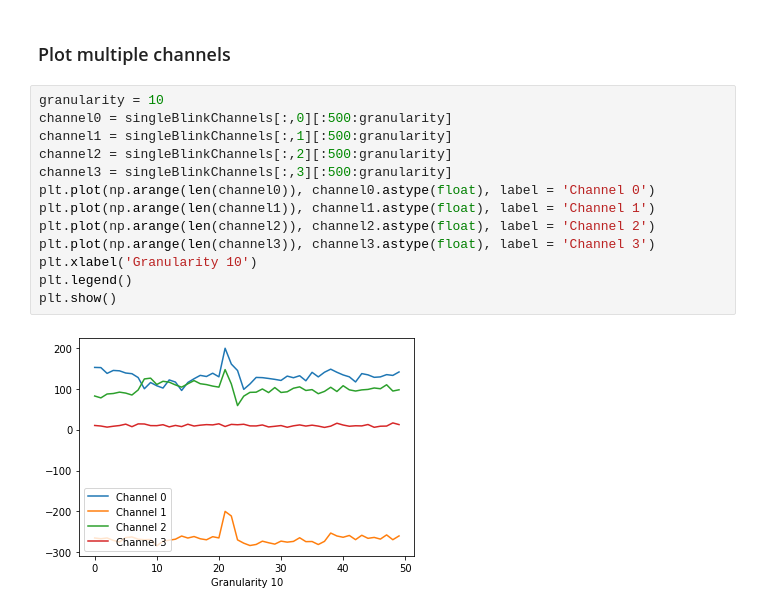
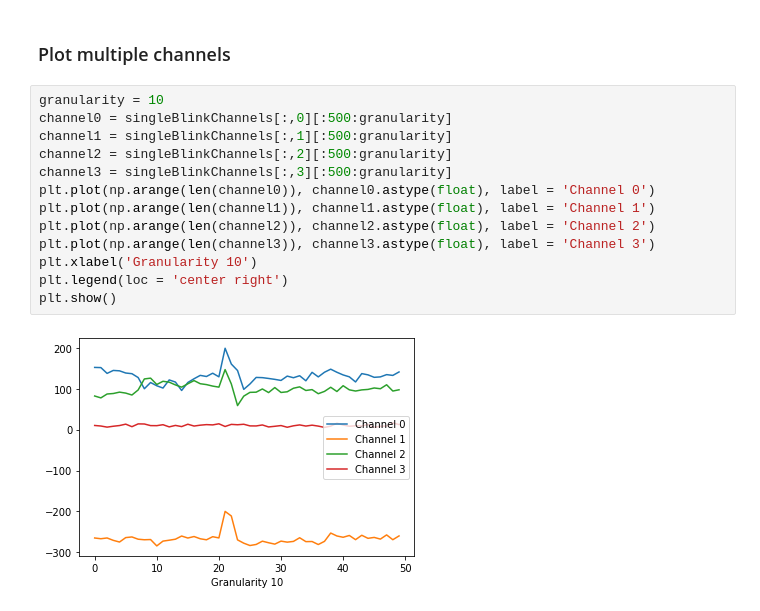
Before and after one commit to neurotech-uiuc/SoftwareProject, a Jupyter notebook: ReadData.ipynb, the cells around one changed output. Saved outputs shown, nothing was run; the diff lists cells and outputs as text.

Commit message:
plot multiple channels

```diff
--- a/ReadData.ipynb
+++ b/ReadData.ipynb
@@ -121,15 +121,15 @@ plt.show()
 # %%
 granularity = 10
 channel0 = singleBlinkChannels[:,0][:500:granularity]
 channel1 = singleBlinkChannels[:,1][:500:granularity]
 channel2 = singleBlinkChannels[:,2][:500:granularity]
 channel3 = singleBlinkChannels[:,3][:500:granularity]
 plt.plot(np.arange(len(channel0)), channel0.astype(float), label = 'Channel 0')
 plt.plot(np.arange(len(channel1)), channel1.astype(float), label = 'Channel 1')
 plt.plot(np.arange(len(channel2)), channel2.astype(float), label = 'Channel 2')
 plt.plot(np.arange(len(channel3)), channel3.astype(float), label = 'Channel 3')
 plt.xlabel('Granularity 10')
-plt.legend()
+plt.legend(loc = 'center right')
 plt.show()
 # %% [output]
-[figure, old version]
+[figure, new version]
```
Also changed, not shown: parts of 2 cells of this notebook.
